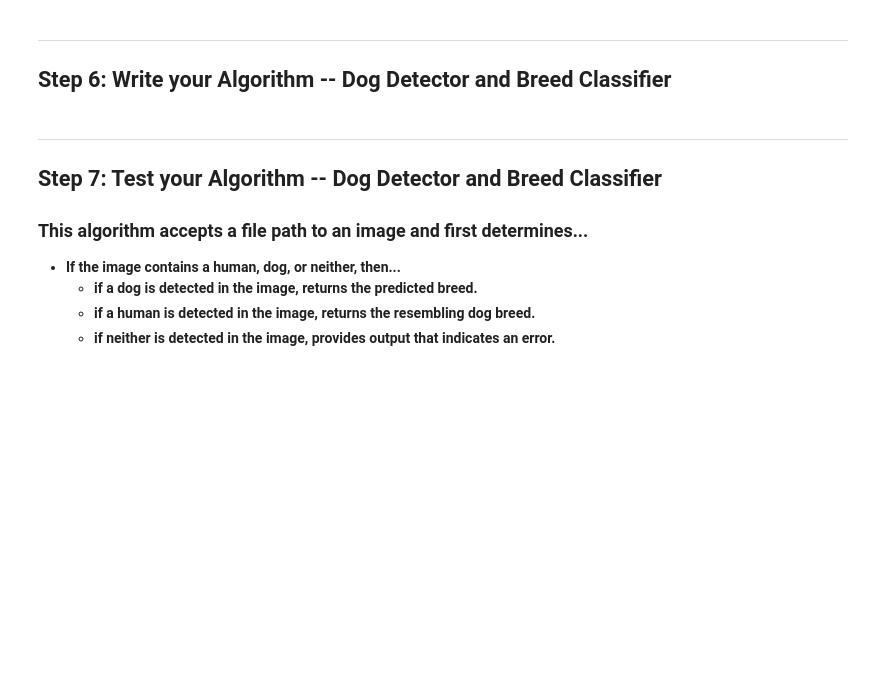
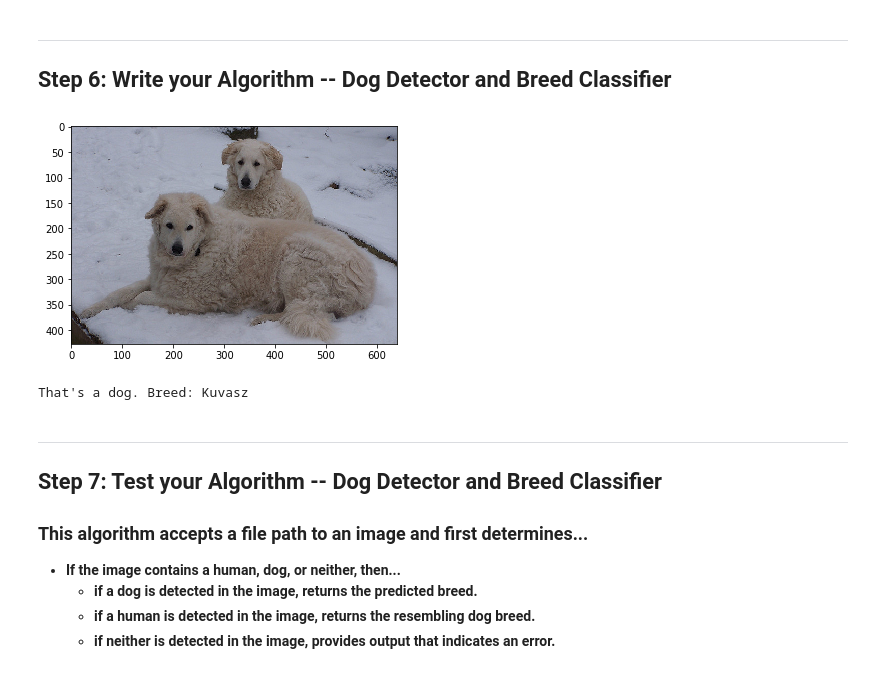
Before and after one commit to jquickgh/dlnd-dog-breed-classifier-cnn, a Jupyter notebook: dog_app.ipynb, the cells around one changed output. Drawn from its saved outputs; the diff is of its cells as text; code cells hidden in the pictures; blank space fills up the shorter version.

```diff
--- a/dog_app.ipynb
+++ b/dog_app.ipynb
@@ -337,7 +356,7 @@ ResNet50_model = ResNet50(weights='imagenet')
 ### Making Predictions with ResNet-50
 # %%
 def ResNet50_predict_labels(img_path): # returns prediction vector for image located at img_path
-    img = preprocess_input(path_to_tensor(img_path)) # convert to BGR and Normalization
+    img = resnet50.preprocess_input(path_to_tensor(img_path)) # convert to BGR and Normalization
     predict = ResNet50_model.predict(img) # vector of probabilities for each category
     return np.argmax(predict)
 # %% [markdown]
@@ -590,0 +559,35 @@ def dog_breed(img_path):
+# %%
+%%time
+
+file_path = 'bottleneck_features/Dog' + model_name + 'Data.npz'
+bottleneck_features = np.load(file_path)
+train_tensors = bottleneck_features['train']
+valid_tensors = bottleneck_features['valid']
+test_tensors = bottleneck_features['test']
+
+model = Sequential()
+model.add(GlobalAveragePooling2D(input_shape=train_tensors.shape[1:]))
+model.add(Dense(dog_breeds, activation='softmax'))
+model.summary()
+
+filepath = 'saved_models/wts.best.' + model_name + '.hdf5'
+
+model.compile(loss='categorical_crossentropy', optimizer='rmsprop', metrics=['accuracy'])
+
+checkpointer = ModelCheckpoint(filepath=filepath, save_best_only=True, verbose=1)
+
+model.fit(train_tensors, train_targets,
+          validation_data=(valid_tensors, valid_targets),
+          epochs=epochs, batch_size=batch_size, callbacks=[checkpointer], verbose=0)
+
+model.load_weights(filepath)
+
+predictions = [np.argmax(model.predict(np.expand_dims(tensor, axis=0))) for tensor in test_tensors]
+test_accuracy = 100*np.sum(np.array(predictions)==np.argmax(test_targets, axis=1))/len(predictions)
+print('\nTest accuracy: %.4f%%' % test_accuracy,'\n')
+
+def predict_breed(img_path):
+    tensor = path_to_tensor(img_path)
+    bottleneck_feature = model_transfer(weights='imagenet', include_top=False).predict(preprocess_input(tensor))
+    predicted_vector = model.predict(bottleneck_feature) # obtain predicted vector
+    return dog_names[np.argmax(predicted_vector)] # predict dog breed from model
@@ -593,20 +614,25 @@ def dog_breed(img_path):
 <a id='step6'></a>
 ## Step 6: Write your Algorithm -- Dog Detector and Breed Classifier
 # %%
+from keras.applications.xception import Xception, preprocess_input
+
 def dog_breed_classifier(img_path):
 
     img = cv2.imread(img_path)
     cv_rgb = cv2.cvtColor(img, cv2.COLOR_BGR2RGB)
     plt.imshow(cv_rgb)
     plt.show()
 
-    breed = dog_breed(img_path)
+    breed = predict_breed(img_path)
 
     if dog_detector(img_path): print("That's a dog. Breed: " + str(breed))
     elif face_detector(img_path, face_cascade): print("That's a human, but it looks like a " + str(breed))
     else: print("I can't detect anything!")
 
-dog_breed_detector(train_files[0])
+dog_breed_classifier(train_files[0])
+# %% [output]
+[figure, added]
+That's a dog. Breed: Kuvasz
 # %% [markdown]
 ---
 <a id='step7'></a>
```
Also changed, not shown: parts of 37 cells of this notebook.
